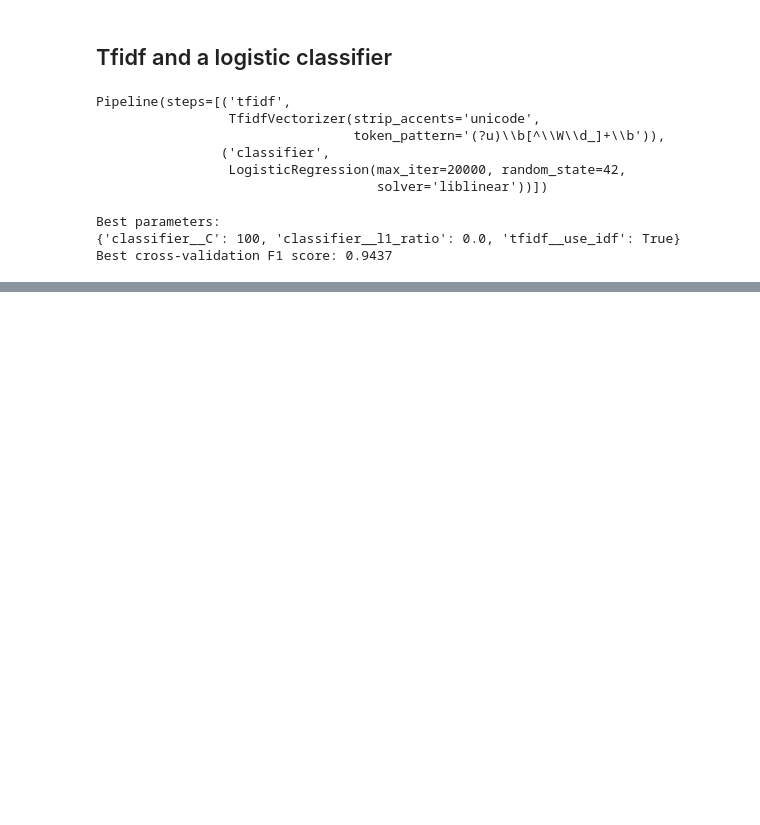
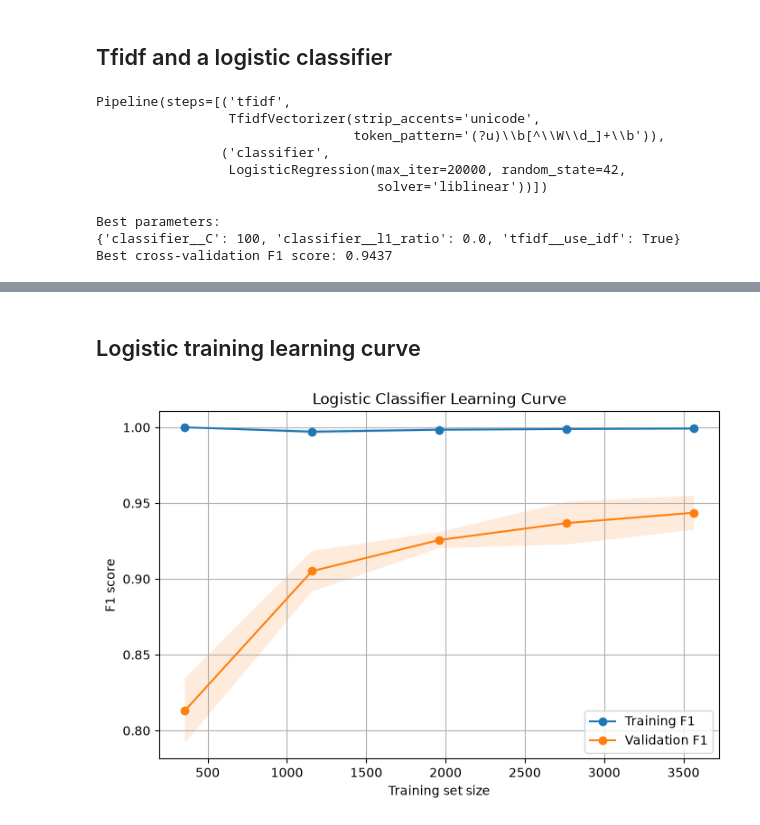
Before and after one commit to grateful-bread-dev/cpsc4970-m4, a Jupyter notebook: M4Homework.ipynb, the cells around one changed output, grey strips where cells are left out. Cells and saved outputs as stored; diff of their text form; code cells hidden in the pictures; blank space fills up the shorter version.

```diff
--- a/M4Homework.ipynb
+++ b/M4Homework.ipynb
@@ -441,0 +493,57 @@ Best cross-validation F1 score: 0.9437
+# %% [markdown]
+## Logistic training learning curve
+# %%
+train_sizes, logistic_train_scores, logistic_validation_scores = learning_curve(
+    best_logistic_model,
+    X_train,
+    y_train,
+    cv=cv,
+    scoring="f1",
+    train_sizes=np.linspace(0.1, 1.0, 5),
+    n_jobs=-1
+)
+
+logistic_train_means = logistic_train_scores.mean(axis=1)
+logistic_train_stds = logistic_train_scores.std(axis=1)
+
+logistic_validation_means = logistic_validation_scores.mean(axis=1)
+logistic_validation_stds = logistic_validation_scores.std(axis=1)
+
+plt.figure(figsize=(8, 5))
+
+plt.plot(
+    train_sizes,
+    logistic_train_means,
+    marker="o",
+    label="Training F1"
+)
+
+plt.plot(
+    train_sizes,
+    logistic_validation_means,
+    marker="o",
+    label="Validation F1"
+)
+
+plt.fill_between(
+    train_sizes,
+    logistic_train_means - logistic_train_stds,
+    logistic_train_means + logistic_train_stds,
+    alpha=0.15
+)
+
+plt.fill_between(
+    train_sizes,
+    logistic_validation_means - logistic_validation_stds,
+    logistic_validation_means + logistic_validation_stds,
+    alpha=0.15
+)
+
+plt.xlabel("Training set size")
+plt.ylabel("F1 score")
+plt.title("Logistic Classifier Learning Curve")
+plt.legend()
+plt.grid()
+plt.show()
+# %% [output]
+[figure, added]
```
Also changed, not shown: parts of 5 cells of this notebook.
